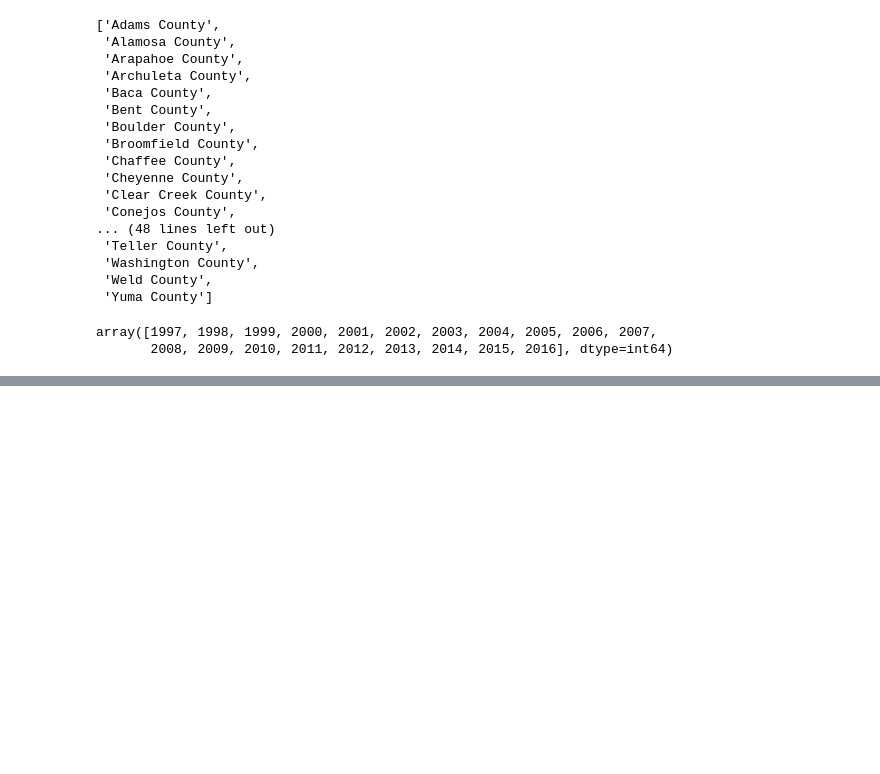
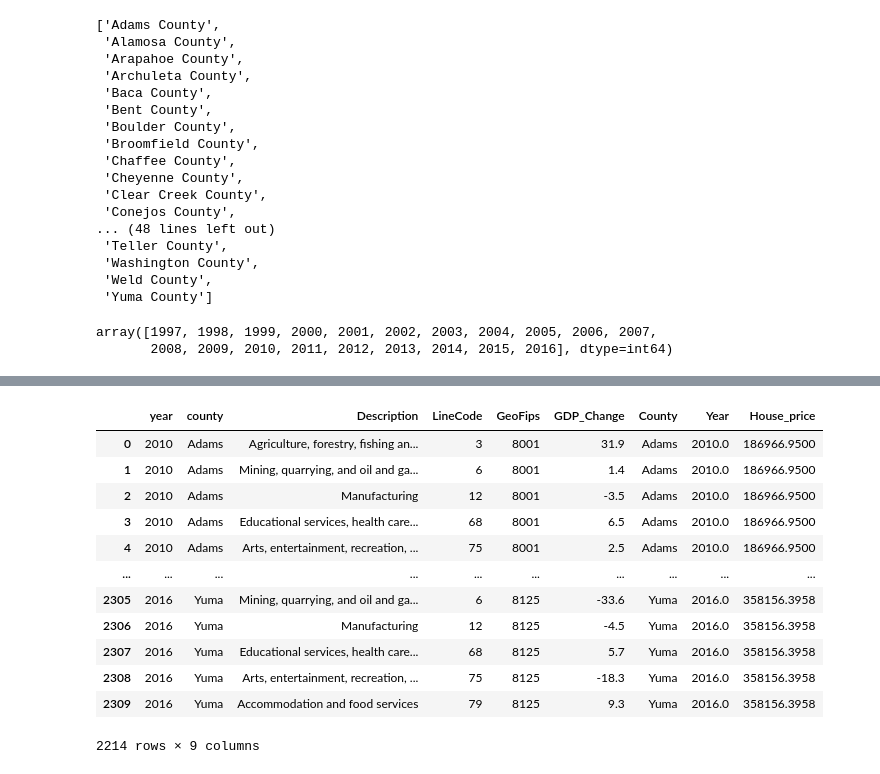
Before and after one commit to phanafin/I-m-all-out-of-bubble-gum, a Jupyter notebook: Data_processing.ipynb, the cells around one changed output, grey strips where cells are left out. Drawn from its saved outputs; the diff is of its cells as text; code cells hidden in the pictures; blank space fills up the shorter version.

```diff
--- a/Data_processing.ipynb
+++ b/Data_processing.ipynb
@@ -89,0 +221,17 @@ with open("Resources/house_price.csv", "w", newline="") as house_data:
+# %%
+econ_house_df = econ_house_df.dropna()
+econ_house_df.drop(columns=['County', 'Year'])
+# %% [output]
+|  | year | county | Description | LineCode | GeoFips | GDP_Change | County | Year | House_price |
+| 0 | 2010 | Adams | Agriculture, forestry, fishing an... | 3 | 8001 | 31.9 | Adams | 2010.0 | 186966.9500 |
+| 1 | 2010 | Adams | Mining, quarrying, and oil and ga... | 6 | 8001 | 1.4 | Adams | 2010.0 | 186966.9500 |
+| 2 | 2010 | Adams | Manufacturing | 12 | 8001 | -3.5 | Adams | 2010.0 | 186966.9500 |
+| 3 | 2010 | Adams | Educational services, health care... | 68 | 8001 | 6.5 | Adams | 2010.0 | 186966.9500 |
+| 4 | 2010 | Adams | Arts, entertainment, recreation, ... | 75 | 8001 | 2.5 | Adams | 2010.0 | 186966.9500 |
+| ... | ... | ... | ... | ... | ... | ... | ... | ... | ... |
+| 2305 | 2016 | Yuma | Mining, quarrying, and oil and ga... | 6 | 8125 | -33.6 | Yuma | 2016.0 | 358156.3958 |
+| 2306 | 2016 | Yuma | Manufacturing | 12 | 8125 | -4.5 | Yuma | 2016.0 | 358156.3958 |
+| 2307 | 2016 | Yuma | Educational services, health care... | 68 | 8125 | 5.7 | Yuma | 2016.0 | 358156.3958 |
+| 2308 | 2016 | Yuma | Arts, entertainment, recreation, ... | 75 | 8125 | -18.3 | Yuma | 2016.0 | 358156.3958 |
+| 2309 | 2016 | Yuma | Accommodation and food services | 79 | 8125 | 9.3 | Yuma | 2016.0 | 358156.3958 |
+2214 rows × 9 columns
```
Also changed, not shown: parts of 17 cells of this notebook.
